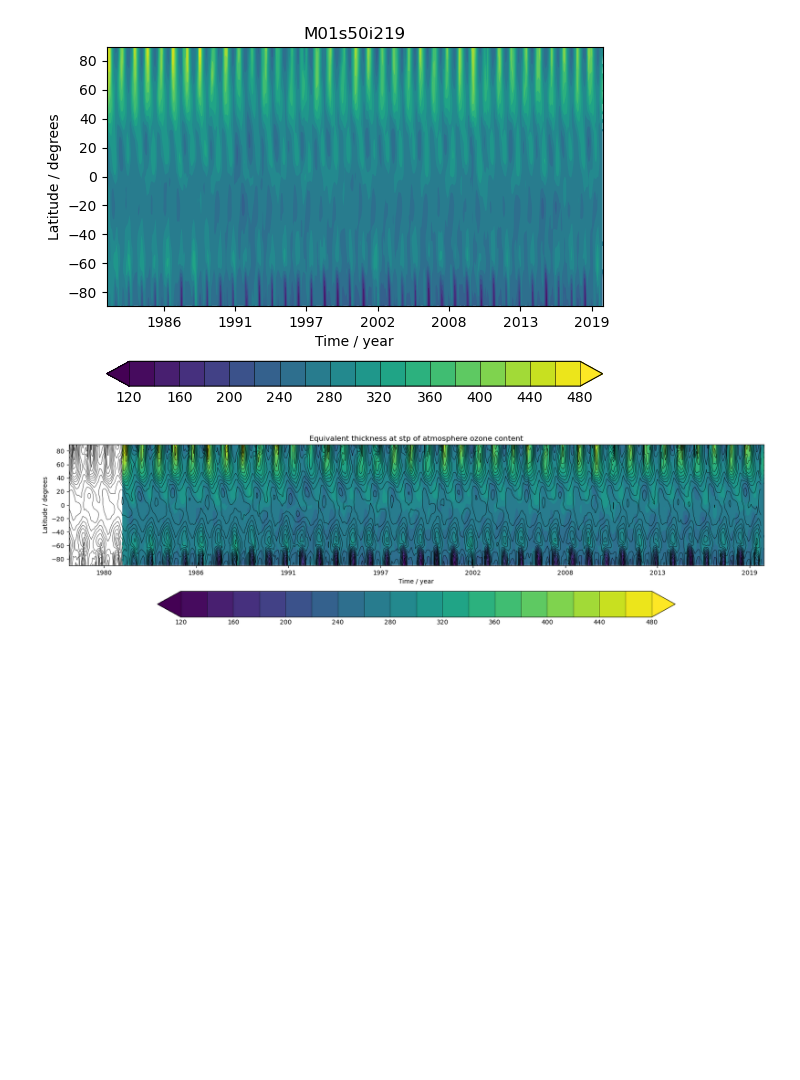
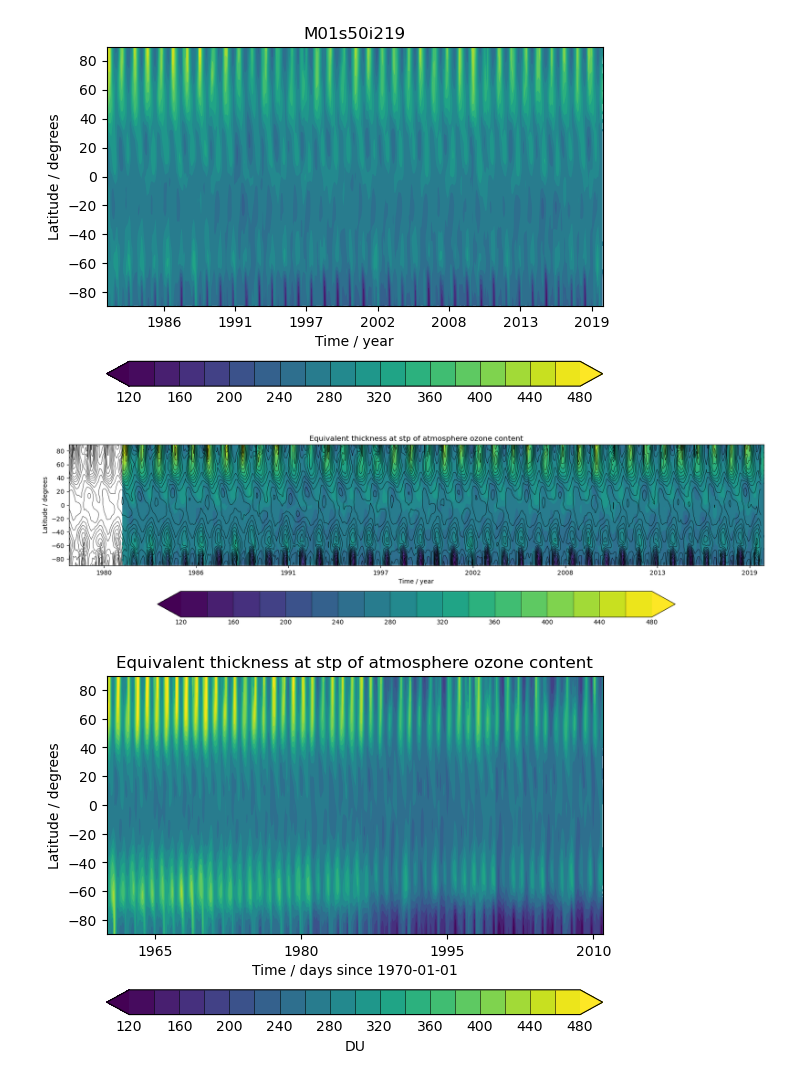
Before and after one commit to theabro/ukca, a Jupyter notebook: Tutorials/UMvn13.0/notebooks/iris_toz01.ipynb, the cells around one changed output. Saved outputs shown, nothing was run; the diff lists cells and outputs as text; code cells hidden in the pictures; blank space fills up the shorter version.

```diff
--- a/Tutorials/UMvn13.0/notebooks/iris_toz01.ipynb
+++ b/Tutorials/UMvn13.0/notebooks/iris_toz01.ipynb
@@ -8,4 +20,11 @@ import matplotlib.dates as mdates
 # %%
+# define the locations of the various datasets
+# CCMI2022 refD1 ensemble
+ensdata='/home/ubuntu/Tutorials/UMvn13.0/data/toz_Amon_UKESM1-StratTrop_refD1_r?i1p1f2_gn_19600101-20190101.nc'
+# CCMI1 refC1
+ccmidata='/home/ubuntu/Tutorials/UMvn13.0/data/toz_monthly_UMUKCA-UCAM_refC1_r1i1p1_*.nc'
+# UKCA model data from ACSIS project, nudged to ERA5
+ukcadata='/home/ubuntu/Tutorials/UMvn13.0/data/u-*/apm.pp/*.pp'
 # Bodeker Scientific TCO dataset - https://www.bodekerscientific.com/data/total-column-ozone
 # this has been preprocessed into a single file using ncks, ncatted, and ncrcat
 # for i in `ls *.nc`; do echo $i; ncks -O --mk_rec_dmn time $i $i; done
@@ -53,3 +74,18 @@ plt.xlabel('Time / year')
 plt.show()
 # %% [output]
 [figure]
+# %%
+# 10-year files for CCMI1, need to remove differing attributes
+inccmi=iris.load(ccmidata,'toz')
+attrs=iris.util.equalise_attributes(inccmi)
+# concatinate in time
+ccmi=inccmi.concatenate_cube()
+# %%
+ccmi_zm=ccmi.collapsed('longitude',iris.analysis.MEAN)
+# %%
+# when plotting here note that run starts in 1960 and ends in 2011
+qplt.contourf(ccmi_zm, clevs, extend='both')
+## for some reason formatter & label changes not needed here, and get years wrong if used
+plt.show()
+# %% [output]
+[figure, added]
```
Also changed, not shown: parts of 13 cells of this notebook, 5 other files.
